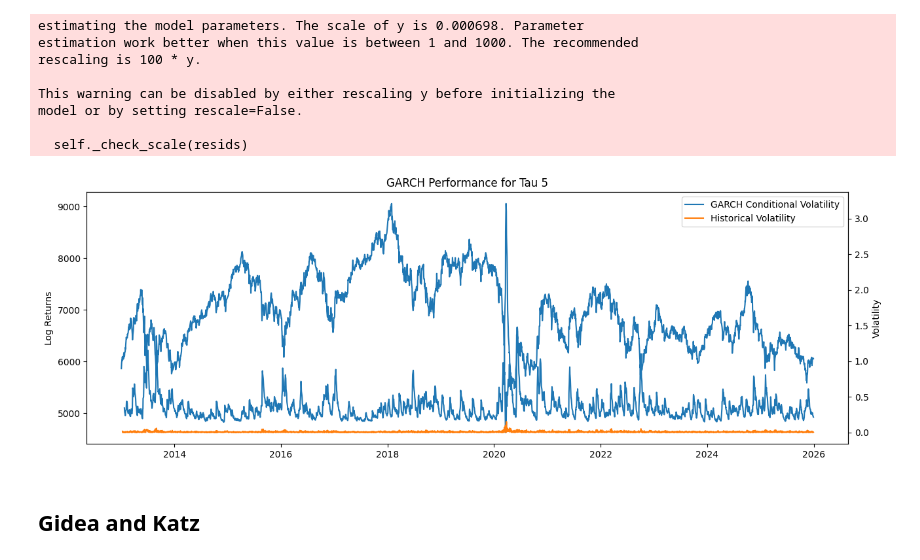
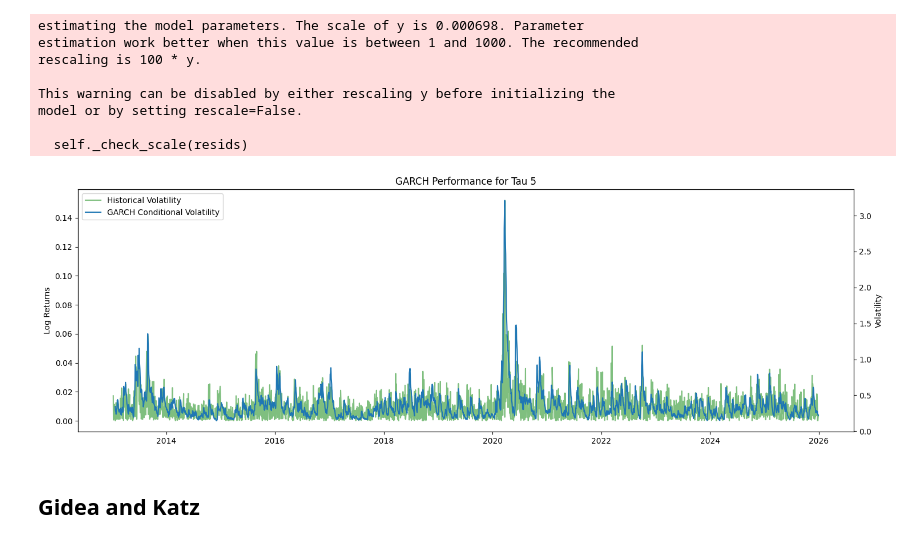
Before and after one commit to donnafaithhh/GARCH-PSEi, a Jupyter notebook: simulation.ipynb, the cells around one changed output. Drawn from its saved outputs; the diff is of its cells as text; code cells hidden in the pictures.

```diff
--- a/simulation.ipynb
+++ b/simulation.ipynb
@@ -177,24 +177,27 @@ model or by setting rescale=False.
 # %%
 # predictions
 cond_vol = np.sqrt(250.)*model_fit.conditional_volatility
 
 # plotting
 plt.figure(figsize=(15, 5))
 
 ax1 = plt.gca()
-ax1.plot(pse_data, label='PSE')
+ax1.plot(pse_data_volatility, label='Historical Volatility', c='g', alpha=0.5)
+# ax1.plot(pse_data, label='PSE', c='g')
 ax1.set_ylabel('Log Returns')
 
 ax2 = ax1.twinx()
 ax2.plot(cond_vol, label='GARCH Conditional Volatility')
-ax2.plot(pse_data_volatility, label='Historical Volatility')
 ax2.set_ylabel('Volatility')
 
 plt.title(F'GARCH Performance for Tau {tau_val}')
-plt.legend()
+lines_1, labels_1 = ax1.get_legend_handles_labels()
+lines_2, labels_2 = ax2.get_legend_handles_labels()
+ax1.legend(lines_1 + lines_2, labels_1 + labels_2, loc='upper left')
+plt.tight_layout()
 plt.show()
 # %% [output]
-[figure, old version]
+[figure, new version]
 # %% [markdown]
 ## Gidea and Katz
 # %% [markdown]
```
Also changed, not shown: parts of 3 cells of this notebook.
